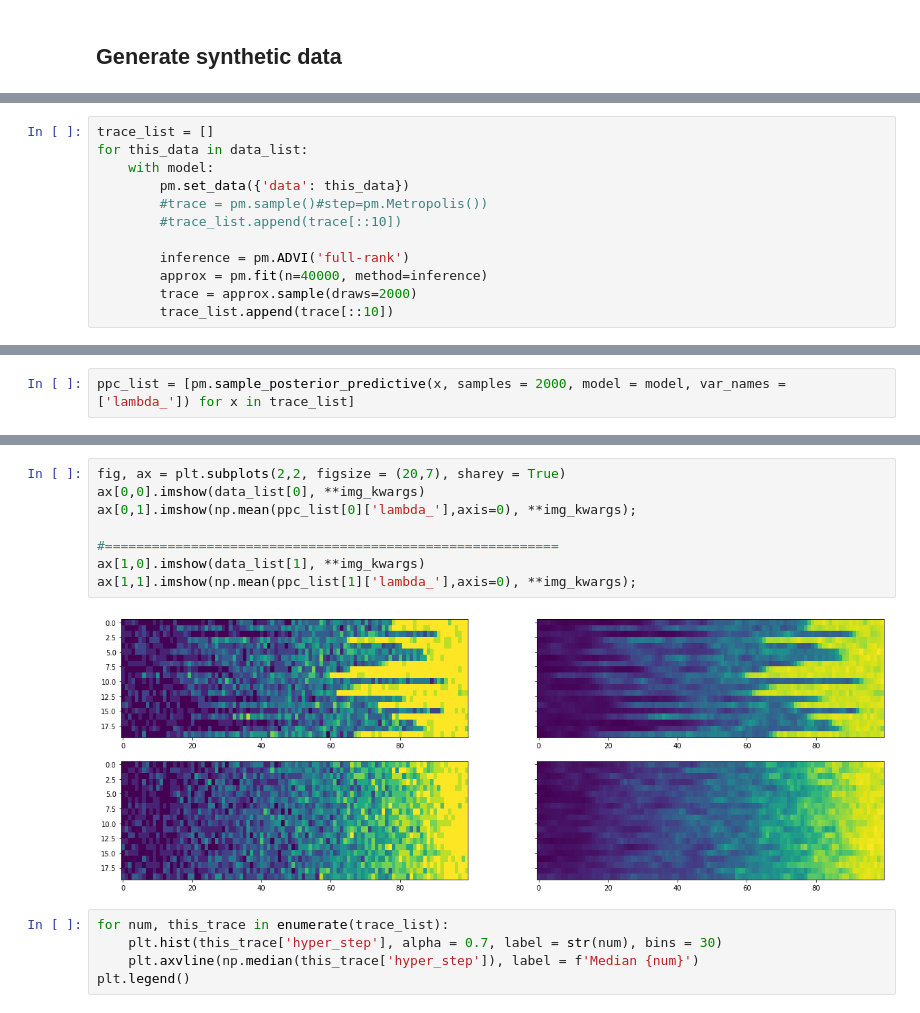
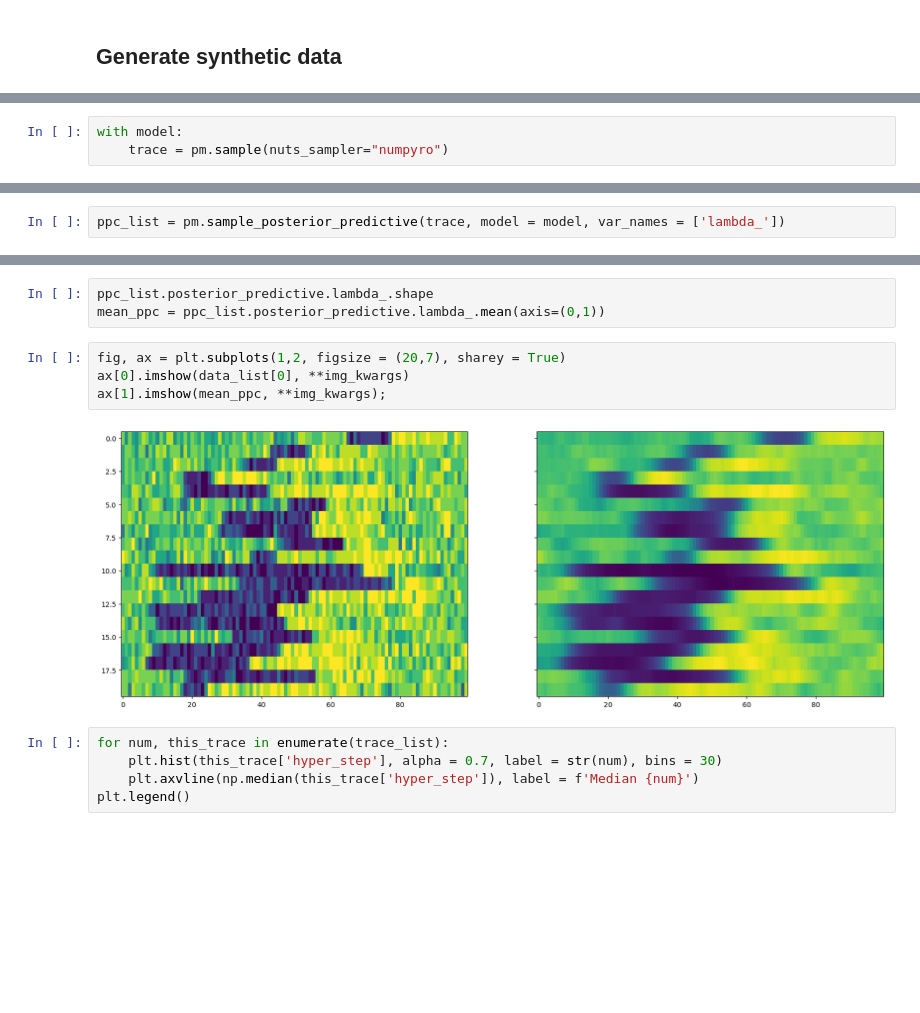
Before and after one commit to abuzarmahmood/firing_space_plot, a Jupyter notebook: changepoint_mcmc/ipython_notebooks/gaussian_walk_firing_rate_multi_trial.ipynb, the cells around one changed output, grey strips where cells are left out. Drawn from its saved outputs; the diff is of its cells as text; blank space fills up the shorter version.

```diff
--- a/changepoint_mcmc/ipython_notebooks/gaussian_walk_firing_rate_multi_trial.ipynb
+++ b/changepoint_mcmc/ipython_notebooks/gaussian_walk_firing_rate_multi_trial.ipynb
@@ -139,12 +111,0 @@ pm.model_to_graphviz(model)
-# %%
-trace_list = []
-for this_data in data_list:
-    with model:
-        pm.set_data({'data': this_data})
-        #trace = pm.sample()#step=pm.Metropolis())
-        #trace_list.append(trace[::10])
-
-        inference = pm.ADVI('full-rank')
-        approx = pm.fit(n=40000, method=inference)
-        trace = approx.sample(draws=2000)
-        trace_list.append(trace[::10])
@@ -170,0 +112,3 @@ plt.imshow(trace_list[0]['lambda_'].mean(axis=0), **img_kwargs)
+# %%
+with model:
+    trace = pm.sample(nuts_sampler="numpyro")
@@ -171,3 +122,3 @@ plt.imshow(trace_list[0]['lambda_'].mean(axis=0), **img_kwargs)
 # %%
-ppc_list = [pm.sample_posterior_predictive(x, samples = 2000, model = model, var_names = ['lambda_']) for x in trace_list]
+ppc_list = pm.sample_posterior_predictive(trace, model = model, var_names = ['lambda_'])
 # %% [output]
@@ -176,13 +127,12 @@ ppc_list = [pm.sample_posterior_predictive(x, samples = 2000, model = model, var
+# %%
+ppc_list.posterior_predictive.lambda_.shape
+mean_ppc = ppc_list.posterior_predictive.lambda_.mean(axis=(0,1))
 # %%
-fig, ax = plt.subplots(2,2, figsize = (20,7), sharey = True)
-ax[0,0].imshow(data_list[0], **img_kwargs)
-ax[0,1].imshow(np.mean(ppc_list[0]['lambda_'],axis=0), **img_kwargs);
-
-#==========================================================
-ax[1,0].imshow(data_list[1], **img_kwargs)
-ax[1,1].imshow(np.mean(ppc_list[1]['lambda_'],axis=0), **img_kwargs);
+fig, ax = plt.subplots(1,2, figsize = (20,7), sharey = True)
+ax[0].imshow(data_list[0], **img_kwargs)
+ax[1].imshow(mean_ppc, **img_kwargs);
 # %% [output]
-[figure, old version]
+[figure, new version]
 # %%
 for num, this_trace in enumerate(trace_list):
     plt.hist(this_trace['hyper_step'], alpha = 0.7, label = str(num), bins = 30)
```
Also changed, not shown: parts of 17 cells of this notebook, 16 other files.
